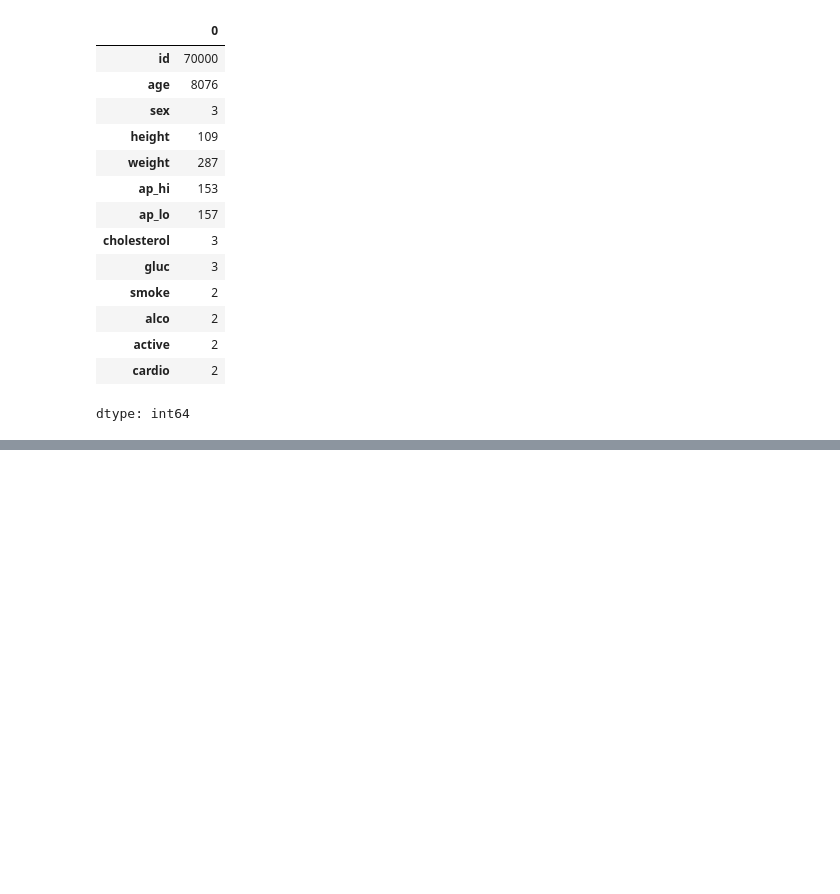
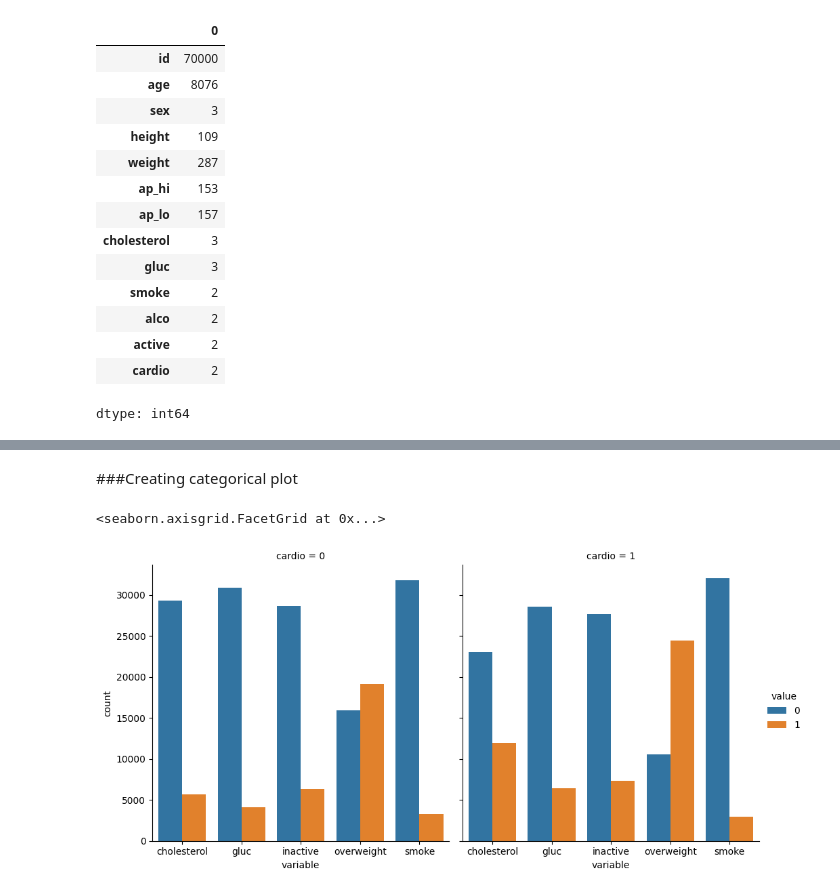
Before and after one commit to Ganushkevych/Medical_Data_Visualizer, a Jupyter notebook: Medical_Data_Visualizer.ipynb, the cells around one changed output, grey strips where cells are left out. Cells and saved outputs as stored; diff of their text form; code cells hidden in the pictures; blank space fills up the shorter version.

Commit message:
Add data validation for categorical plot and data visualization

```diff
--- a/Medical_Data_Visualizer.ipynb
+++ b/Medical_Data_Visualizer.ipynb
@@ -71,0 +76,7 @@ dtype: int64
+# %%
+data['overweight'] = (data['weight'] / (data['height'] / 100)**2) > 25
+data['cholesterol'] = data['cholesterol'] != 1
+data['gluc'] = data['gluc'] != 1
+data['inactive'] = data['active'] != 1
+data = data.drop('active', axis=1)
+data.head()
@@ -71,0 +92,4 @@ dtype: int64
+# %%
+cardio_factor_columns = ['cholesterol', 'gluc', 'smoke', 'inactive', 'overweight']
+data_melt = data.melt(id_vars='cardio', value_vars=cardio_factor_columns)
+data_melt.sample(5)
@@ -71,0 +103,3 @@ dtype: int64
+# %%
+data_grouped = data_melt.groupby(['cardio', 'variable']).value_counts()
+data_grouped
@@ -71,0 +126,4 @@ dtype: int64
+# %%
+data_cat_plot = data_grouped.reset_index()
+data_cat_plot['value'] = data_cat_plot['value'].astype(str)
+data_cat_plot
@@ -71,0 +148,7 @@ dtype: int64
+# %% [markdown]
+###Creating categorical plot
+# %%
+sns.catplot(data_cat_plot, x='variable', y='count', hue='value', kind='bar', col='cardio')
+# %% [output]
+<seaborn.axisgrid.FacetGrid at 0x...>
+[figure, added]
```
Also changed, not shown: parts of 7 cells of this notebook.
